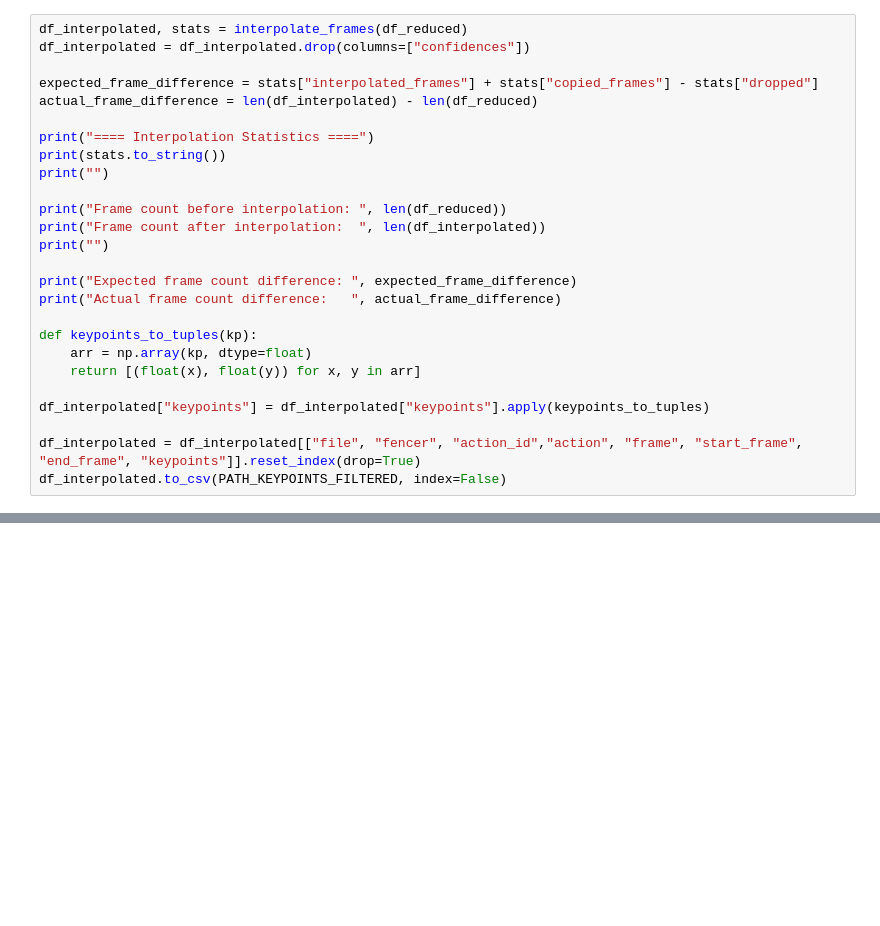
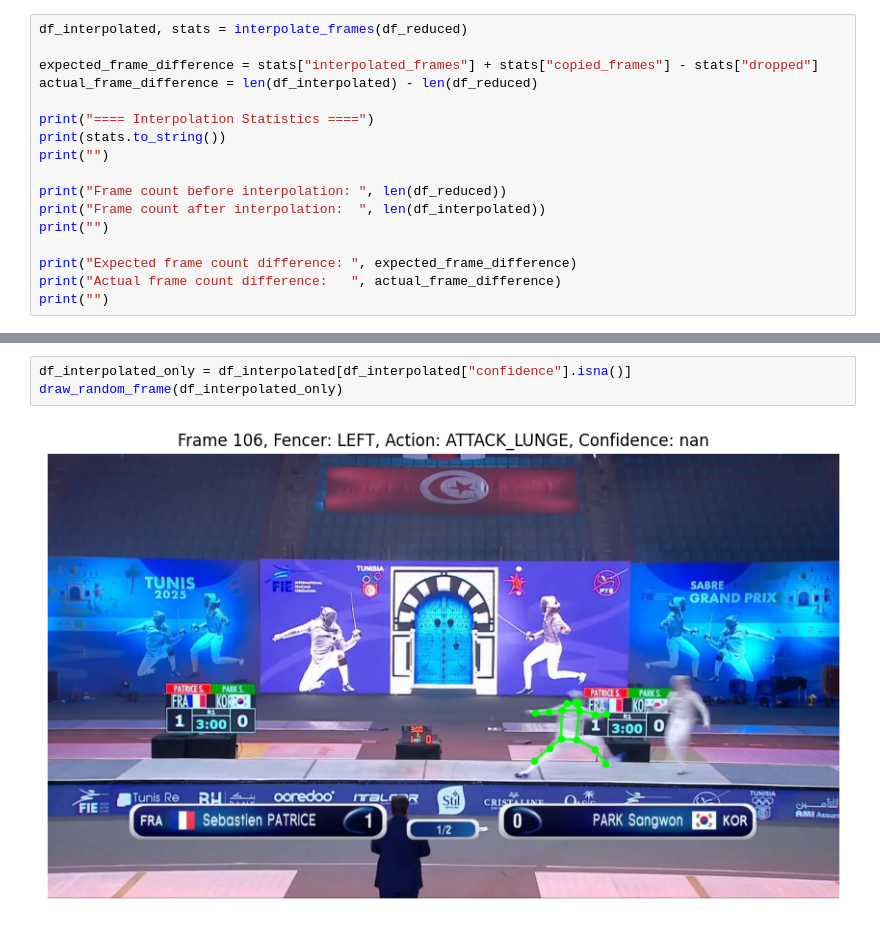
Before and after one commit to MistakesWereMaed/SaberPredict, a Jupyter notebook: Dataset/Pipeline/2-KeypointCleaning.ipynb, the cells around one changed output, grey strips where cells are left out. Drawn from its saved outputs; the diff is of its cells as text; blank space fills up the shorter version.

```diff
--- a/Dataset/Pipeline/2-KeypointCleaning.ipynb
+++ b/Dataset/Pipeline/2-KeypointCleaning.ipynb
@@ -182,6 +153,5 @@ plot_poses(sample, 0, len(sample)-1, 10)
 # %%
 df_interpolated, stats = interpolate_frames(df_reduced)
-df_interpolated = df_interpolated.drop(columns=["confidences"])
 
 expected_frame_difference = stats["interpolated_frames"] + stats["copied_frames"] - stats["dropped"]
 actual_frame_difference = len(df_interpolated) - len(df_reduced)
@@ -196,12 +166,4 @@ print("")
 
 print("Expected frame count difference: ", expected_frame_difference)
 print("Actual frame count difference:   ", actual_frame_difference)
-
-def keypoints_to_tuples(kp):
-    arr = np.array(kp, dtype=float)
-    return [(float(x), float(y)) for x, y in arr]
-
-df_interpolated["keypoints"] = df_interpolated["keypoints"].apply(keypoints_to_tuples)
-
-df_interpolated = df_interpolated[["file", "fencer", "action_id","action", "frame", "start_frame", "end_frame", "keypoints"]].reset_index(drop=True)
-df_interpolated.to_csv(PATH_KEYPOINTS_FILTERED, index=False)
+print("")
@@ -207,0 +184,5 @@ df_interpolated.to_csv(PATH_KEYPOINTS_FILTERED, index=False)
+# %%
+df_interpolated_only = df_interpolated[df_interpolated["confidence"].isna()]
+draw_random_frame(df_interpolated_only)
+# %% [output]
+[figure, added]
```
Also changed, not shown: parts of 13 cells of this notebook, 5 other files.
